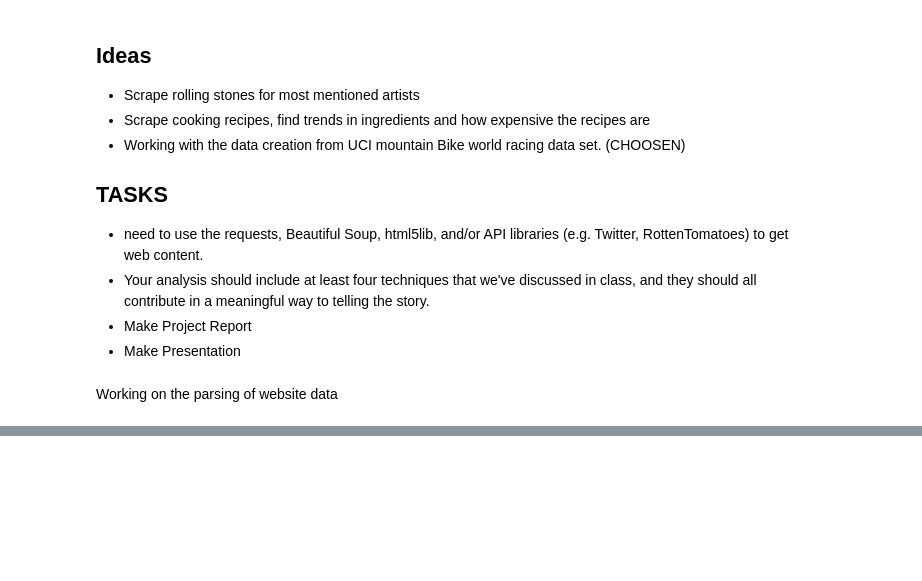
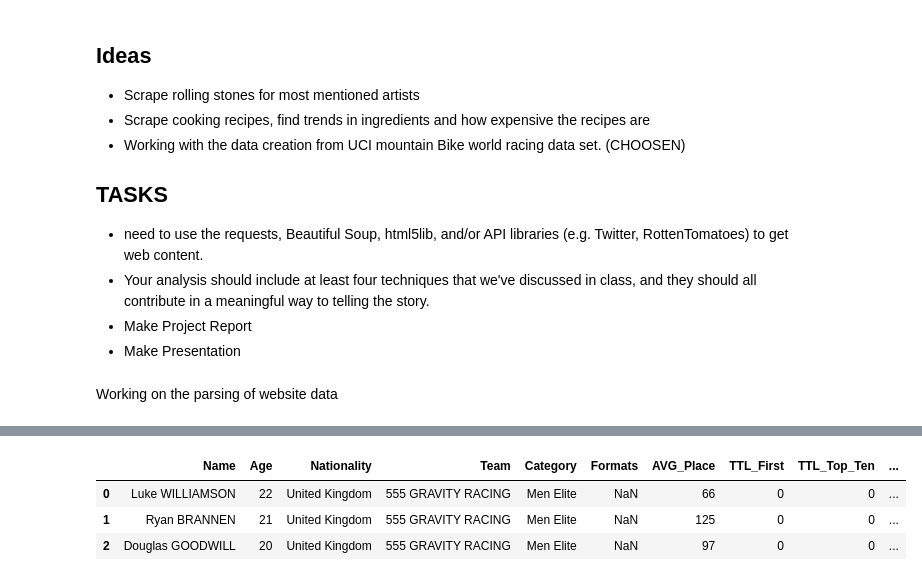
Before and after one commit to Treyson-Grange/cs5830_project3, a Jupyter notebook: project3.ipynb, the cells around one changed output, grey strips where cells are left out. Cells and saved outputs as stored; diff of their text form; code cells hidden in the pictures; blank space fills up the shorter version.

```diff
--- a/project3.ipynb
+++ b/project3.ipynb
@@ -169,0 +226,10 @@ with open('riders.csv', 'w', newline='') as csvfile:
+# %%
+# Grab all of the rider info for the brits for later use
+
+rider_UK = rider_df[rider_df['Nationality'] == "United Kingdom"]
+rider_UK.head(5)
+# %% [output]
+|  | Name | Age | Nationality | Team | Category | Formats | AVG_Place | TTL_First | TTL_Top_Ten | ... |
+| 0 | Luke WILLIAMSON | 22 | United Kingdom | 555 GRAVITY RACING | Men Elite | NaN | 66 | 0 | 0 | ... |
+| 1 | Ryan BRANNEN | 21 | United Kingdom | 555 GRAVITY RACING | Men Elite | NaN | 125 | 0 | 0 | ... |
+| 2 | Douglas GOODWILL | 20 | United Kingdom | 555 GRAVITY RACING | Men Elite | NaN | 97 | 0 | 0 | ... |
```
Also changed, not shown: parts of 10 cells of this notebook, 1 other file.
